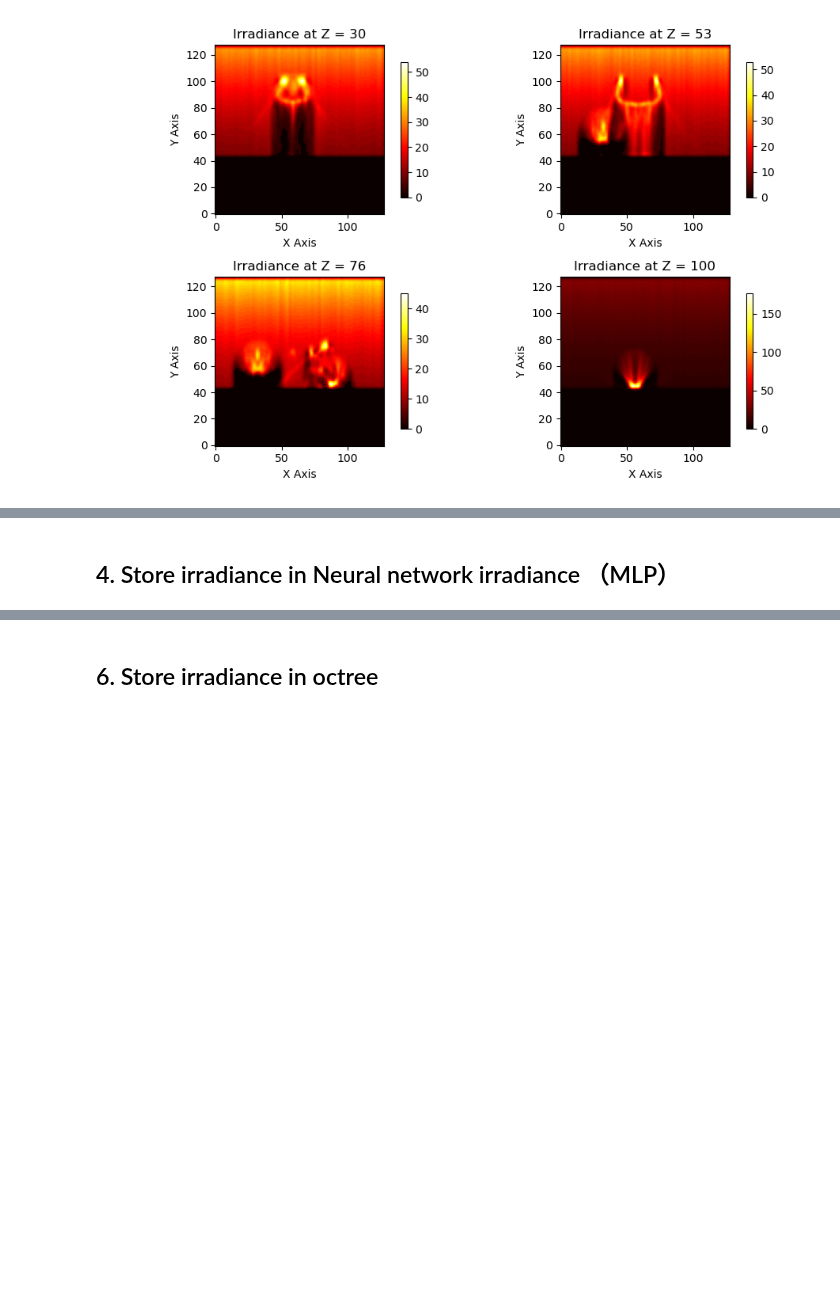
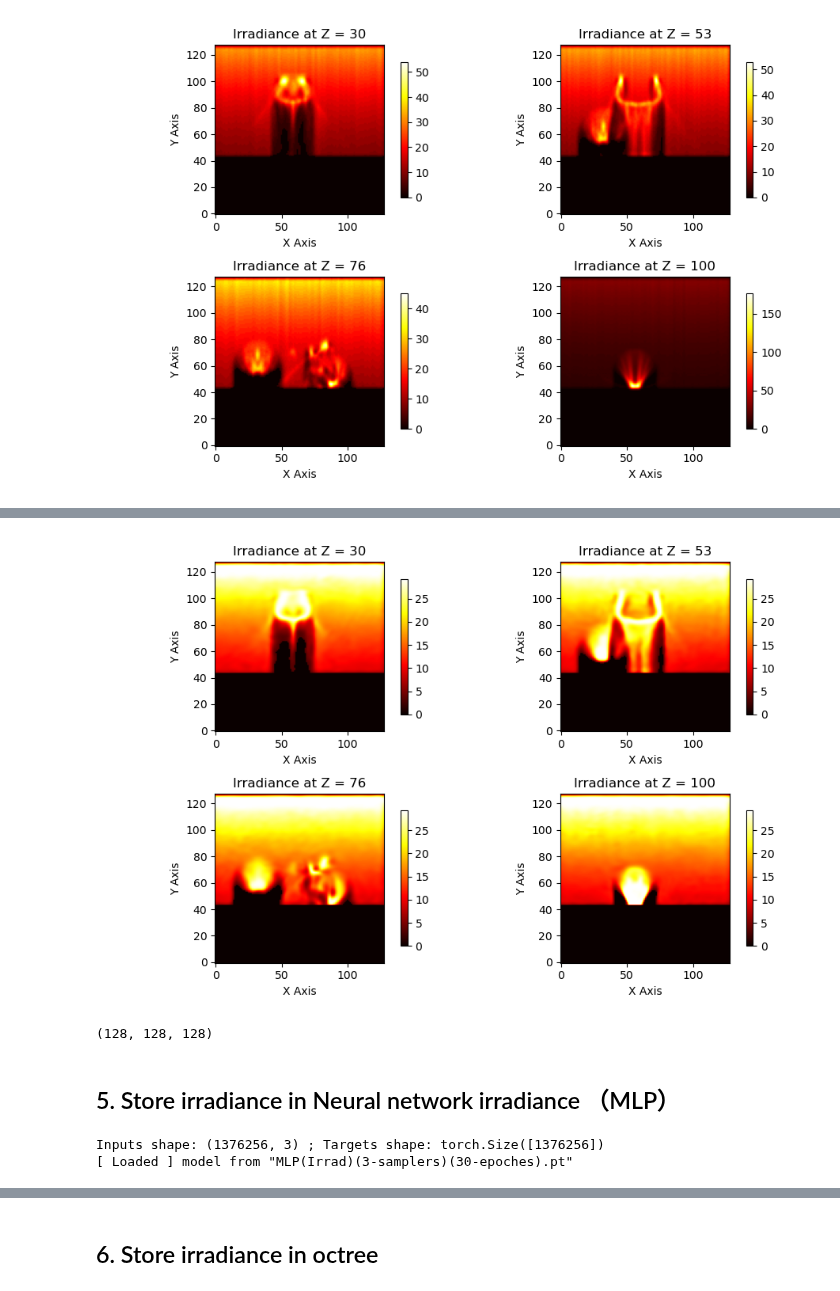
Before and after one commit to swirling-wind/Eikonal-Voxel-Rendering, a Jupyter notebook: main.ipynb, the cells around one changed output, grey strips where cells are left out. Cells and saved outputs as stored; diff of their text form; code cells hidden in the pictures; blank space fills up the shorter version.

Commit message:
Encapsulate SIREN

```diff
--- a/main.ipynb
+++ b/main.ipynb
@@ -198,0 +78,4 @@ plotter.plot_irradiance_slices(result, threshold=3, num_slices=4, z_start=30/com
+# %%
+siren_fitter= SirenFitter(normalized_irradiance, floor_height, sampler_multiplier,
+                     hidden_features=256, hidden_layers=3, omega=20)
+siren_fitter.fit(total_epochs=10, batch_size=20000, lr=5e-4)
@@ -199,7 +86,17 @@ plotter.plot_irradiance_slices(result, threshold=3, num_slices=4, z_start=30/com
+# %%
+siren_res = siren_fitter.infer()
+plotter.plot_irradiance_slices(siren_res, threshold=3, num_slices=4, z_start=30, z_end=100)
+siren_res.shape
+# %% [output]
+[figure, added]
+(128, 128, 128)
 # %% [markdown]
-## 4. Store irradiance in Neural network irradiance （MLP）
+## 5. Store irradiance in Neural network irradiance （MLP）
 # %%
-mlp = MLP(scene.irradiance, floor_height, NUM_XYZ, sampler_multiplier=sampler_multiplier, num_epoches=30)
+mlp = MLP(scene.irradiance, floor_height, NUM_XYZ, sampler_multiplier, num_epoches=30)
+# %% [output]
+Inputs shape: (1376256, 3) ; Targets shape: torch.Size([1376256])
+[ Loaded ] model from "MLP(Irrad)(3-samplers)(30-epoches).pt"
 # %%
 # Visualize the predicted irradiance field
 predicted_irradiance = mlp.predict(pad=True)
```
Also changed, not shown: parts of 15 cells of this notebook, 3 other files.
